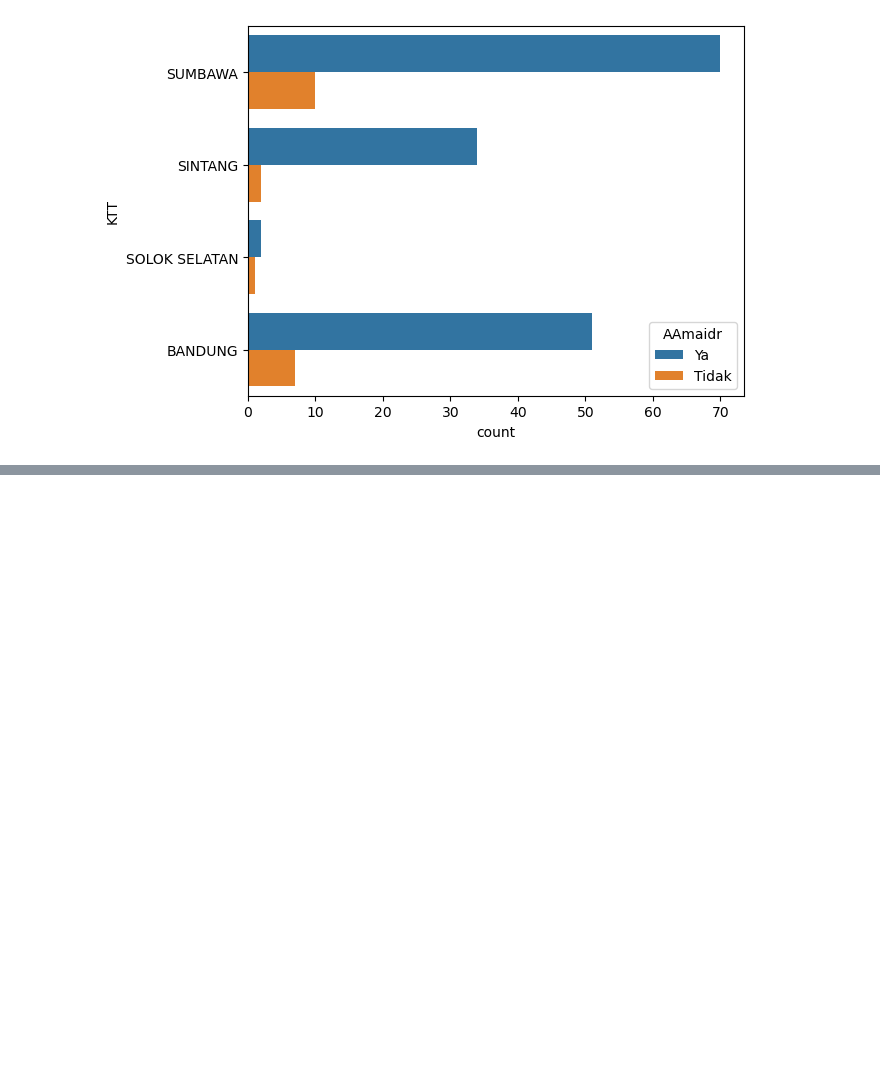
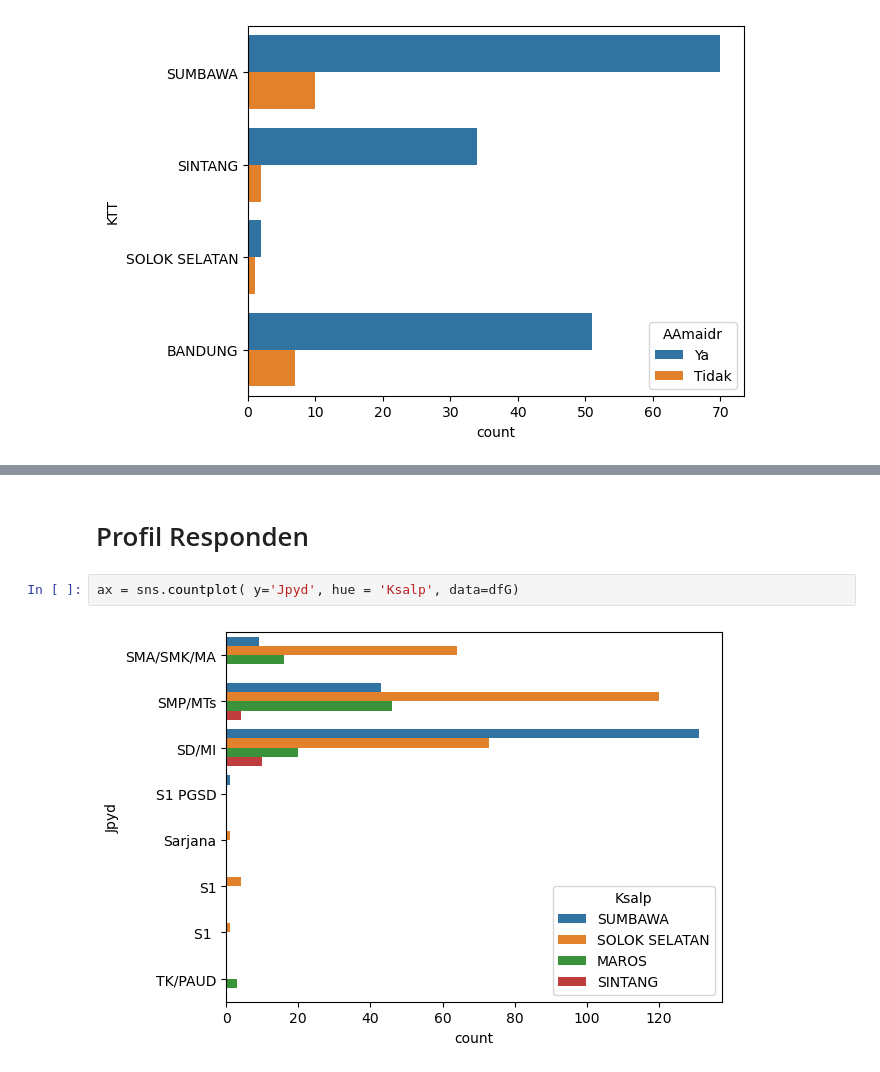
Before and after one commit to taudataanalytics/bakti2024, a Jupyter notebook: Bakti-2024.ipynb, the cells around one changed output, grey strips where cells are left out. Saved outputs shown, nothing was run; the diff lists cells and outputs as text; blank space fills up the shorter version.

```diff
--- a/Bakti-2024.ipynb
+++ b/Bakti-2024.ipynb
@@ -639,0 +670,6 @@ ax = sns.countplot( y='KTT', hue = 'AAmaidr', data=dfK)
+# %% [markdown]
+# Profil Responden
+# %%
+ax = sns.countplot( y='Jpyd', hue = 'Ksalp', data=dfG)
+# %% [output]
+[figure, added]
```
Also changed, not shown: parts of 13 cells of this notebook.
